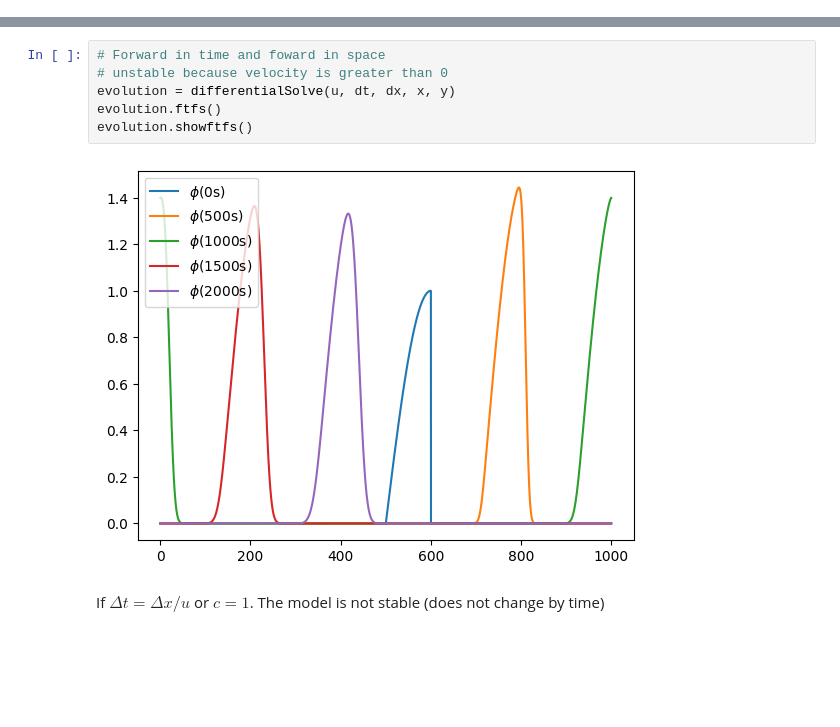
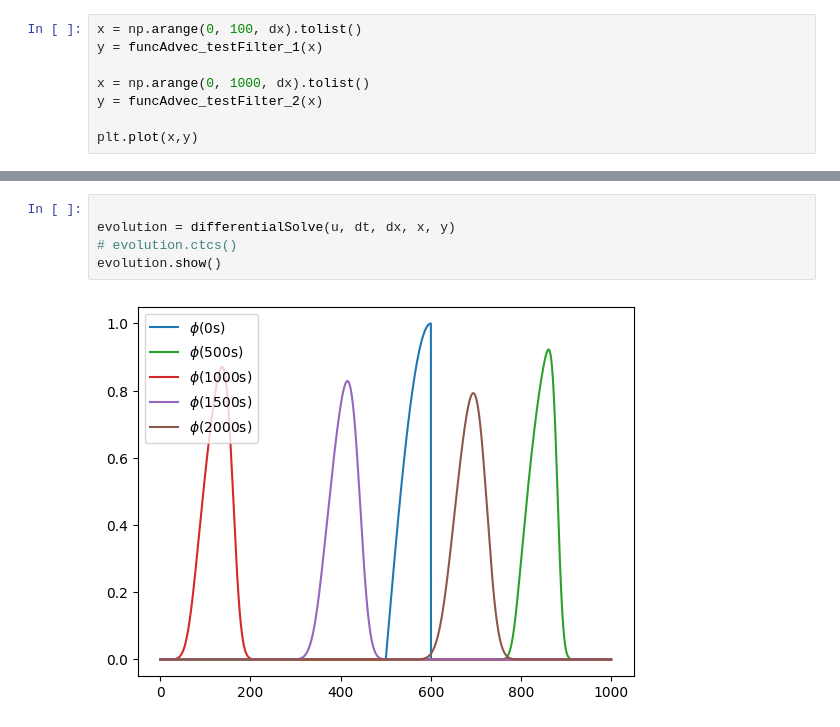
Before and after one commit to hnguyen-repos/numforGeosciences-ICTP, a Jupyter notebook: ex3.ipynb, the cells around one changed output, grey strips where cells are left out. Saved outputs shown, nothing was run; the diff lists cells and outputs as text; blank space fills up the shorter version.

```diff
--- a/ex3.ipynb
+++ b/ex3.ipynb
@@ -89,0 +108,8 @@ If velocity is greater than 0, the model is unconditionally unstable
+# %%
+x = np.arange(0, 100, dx).tolist()
+y = funcAdvec_testFilter_1(x)
+
+x = np.arange(0, 1000, dx).tolist()
+y = funcAdvec_testFilter_2(x)
+
+plt.plot(x,y)
@@ -90,10 +119,7 @@ If velocity is greater than 0, the model is unconditionally unstable
 # %%
-# Forward in time and foward in space
-# unstable because velocity is greater than 0
+
 evolution = differentialSolve(u, dt, dx, x, y)
-evolution.ftfs()
-evolution.showftfs()
+# evolution.ctcs()
+evolution.show()
 # %% [output]
-[figure, old version]
+[figure, new version]
-# %% [markdown]
-If $\Delta t = \Delta x/u$ or $c = 1$. The model is not stable (does not change by time)
```
Also changed, not shown: parts of 7 cells of this notebook, 4 other files.
